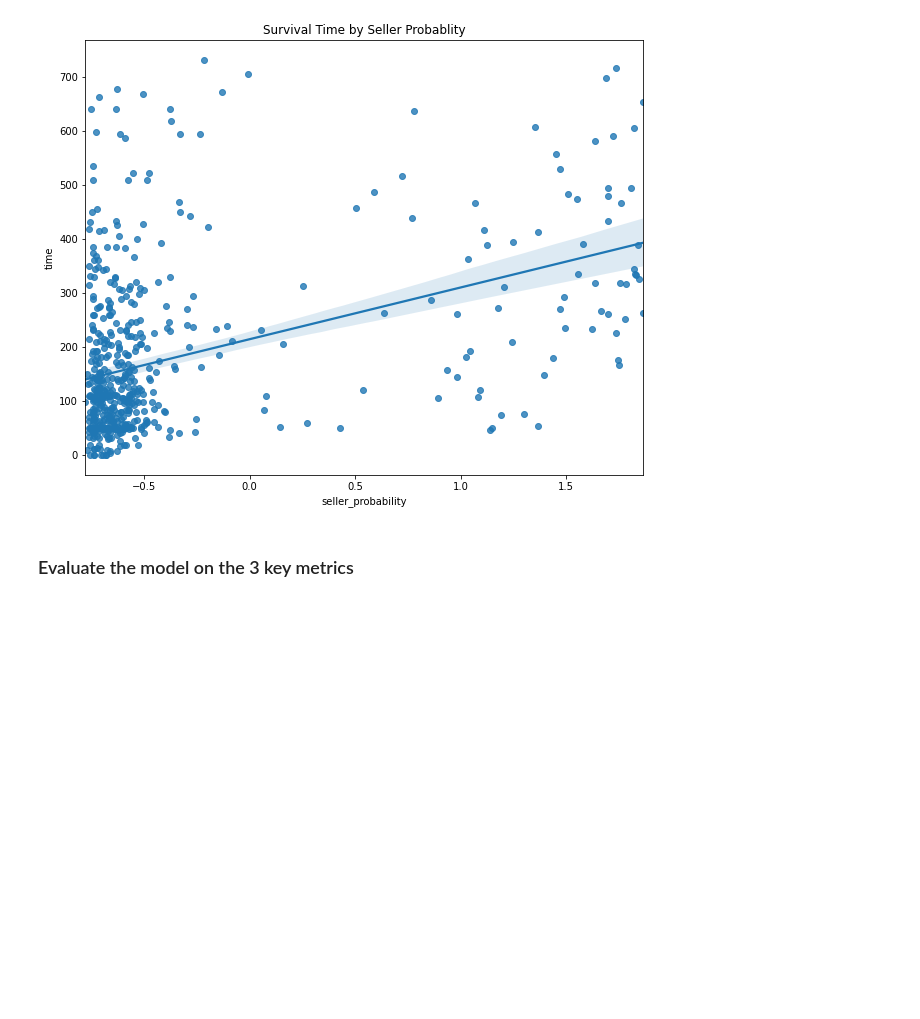
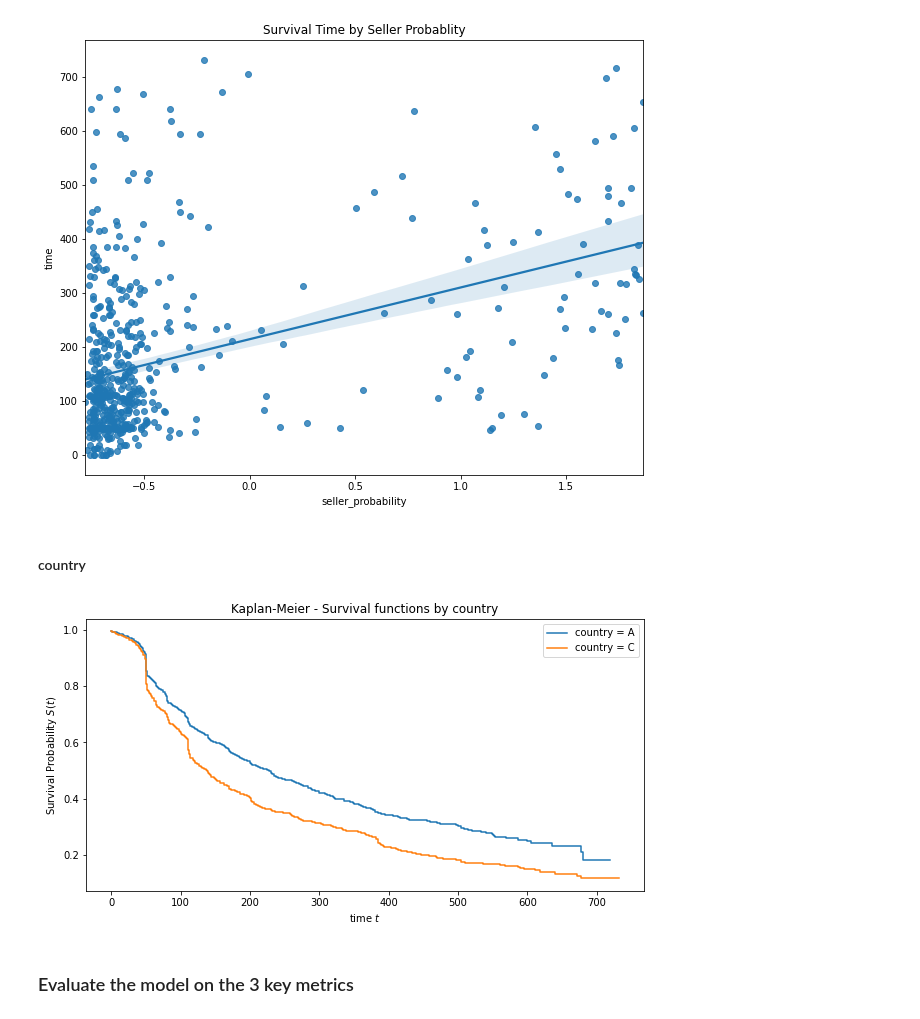
Before and after one commit to marcosmedvescig/thesis_survival_models_for_predicting_churn, a Jupyter notebook: model_evaluation.ipynb, the cells around one changed output. Saved outputs shown, nothing was run; the diff lists cells and outputs as text; code cells hidden in the pictures; blank space fills up the shorter version.

```diff
--- a/model_evaluation.ipynb
+++ b/model_evaluation.ipynb
@@ -272,6 +322,31 @@ sns.regplot(x=X_train['seller_probability'], y=T_train)
 plt.title('Survival Time by Seller Probablity');
 # %% [output]
 [figure]
+# %% [markdown]
+#### country
+# %%
+import matplotlib.pyplot as plt
+from sksurv.nonparametric import kaplan_meier_estimator
+
+plt.figure(figsize=(10,5))
+
+raw_data['event'] = raw_data['event'].astype(bool)
+
+for country in ['A','C']:
+    mask_segment = raw_data['country'] == country
+    time_treatment, survival_prob_treatment = kaplan_meier_estimator(
+        raw_data['event'][mask_segment],
+        raw_data['time'][mask_segment])
+
+    plt.step(time_treatment, survival_prob_treatment, where="post",
+             label="country = %s" % country)
+
+plt.ylabel("Survival Probability $S(t)$")
+plt.xlabel("time $t$")
+plt.legend(loc="best")
+plt.title('Kaplan-Meier - Survival functions by country');
+# %% [output]
+[figure, added]
 # %% [markdown]
 ### Evaluate the model on the 3 key metrics
 # %%
```
Also changed, not shown: parts of 13 cells of this notebook.
